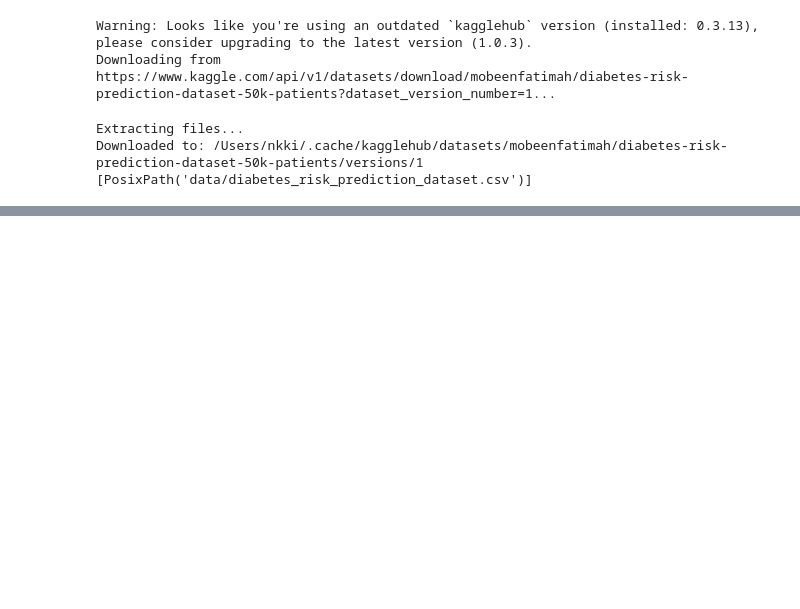
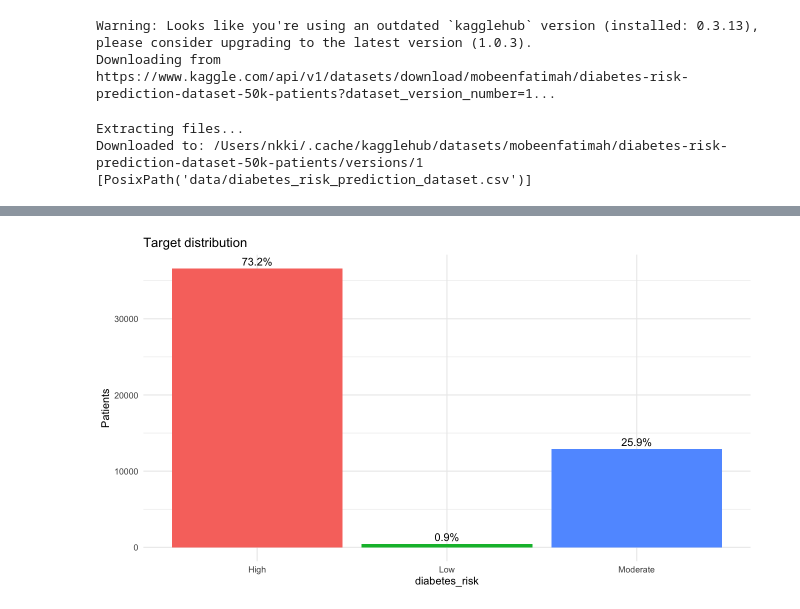
Before and after one commit to NicoleAki/Diabetes, a Jupyter notebook: datapreprocessing.ipynb, the cells around one changed output, grey strips where cells are left out. Saved outputs shown, nothing was run; the diff lists cells and outputs as text; code cells hidden in the pictures; blank space fills up the shorter version.

Commit message:
Data Exploration 1

```diff
--- a/datapreprocessing.ipynb
+++ b/datapreprocessing.ipynb
@@ -33,3 +33,8 @@ Downloading from https://www.kaggle.com/api/v1/datasets/download/mobeenfatimah/d
 Extracting files...
 Downloaded to: /Users/nkki/.cache/kagglehub/datasets/mobeenfatimah/diabetes-risk-prediction-dataset-50k-patients/versions/1
 [PosixPath('data/diabetes_risk_prediction_dataset.csv')]
+# %%
+df <- read_csv("data/diabetes_risk_prediction_dataset.csv", show_col_types = FALSE) |>
+  clean_names()
+dim(df)
+glimpse(df)
@@ -35,0 +60,6 @@ Downloaded to: /Users/nkki/.cache/kagglehub/datasets/mobeenfatimah/diabetes-risk
+# %%
+target <- "diabetes_risk"
+
+if (!target %in% names(df)) {
+  stop("Target not found. Columns are: ", paste(names(df), collapse = ", "))
+}
@@ -35,0 +143,11 @@ Downloaded to: /Users/nkki/.cache/kagglehub/datasets/mobeenfatimah/diabetes-risk
+# %%
+#target distribution
+df |>
+  count(.data[[target]]) |>
+  mutate(pct = n / sum(n)) |>
+  ggplot(aes(x = .data[[target]], y = n, fill = .data[[target]])) +
+  geom_col(show.legend = FALSE) +
+  geom_text(aes(label = percent(pct, accuracy = 0.1)), vjust = -0.4) +
+  labs(title = "Target distribution", x = target, y = "Patients")
+# %% [output]
+[figure, added]
```
Also changed, not shown: parts of 14 cells of this notebook.
